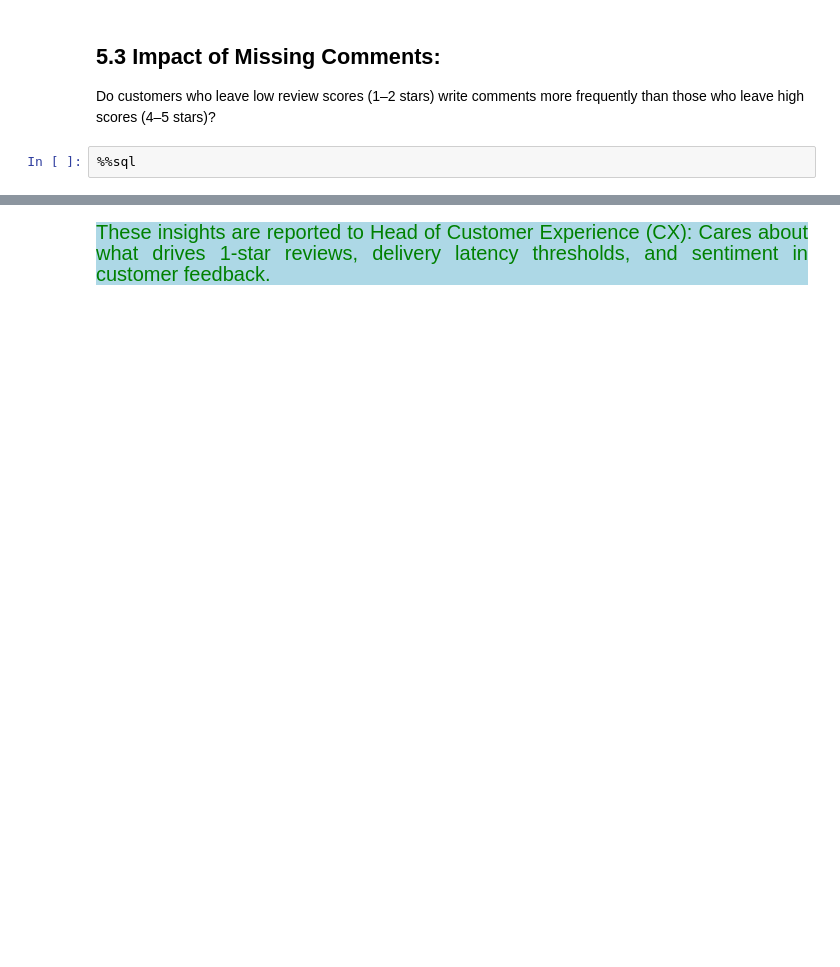
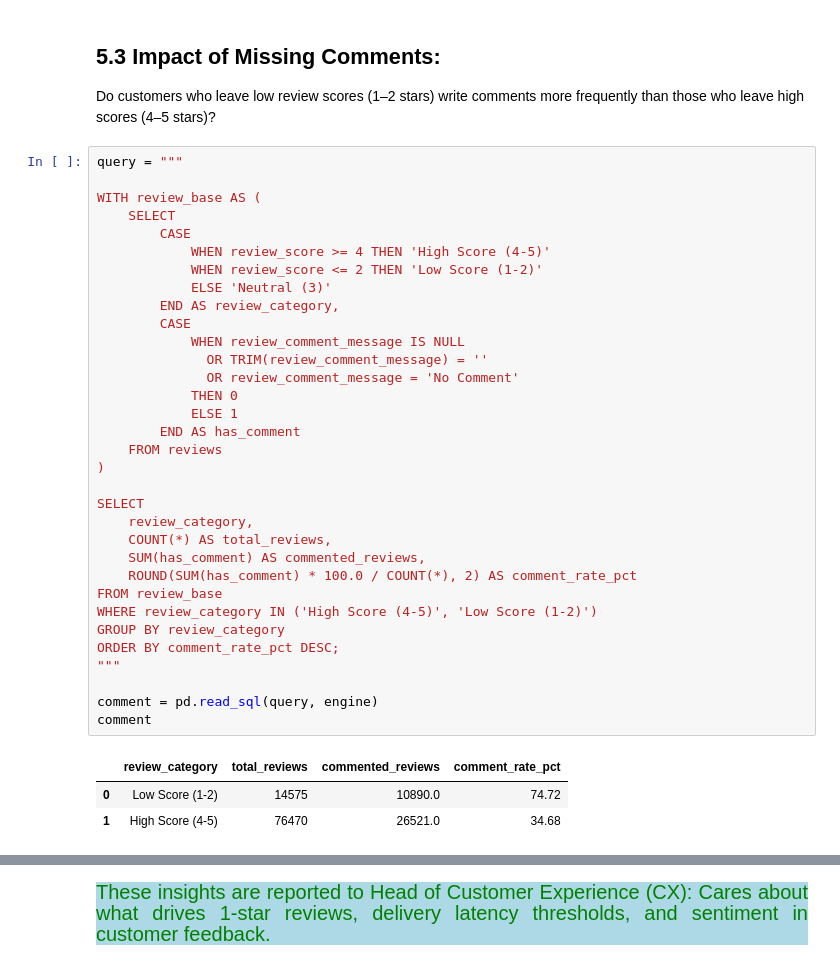
Before and after one commit to Kartika-Nidhi/Brazilian_Olist_Analysis, a Jupyter notebook: BrazilianOlist.ipynb, the cells around one changed output, grey strips where cells are left out. Drawn from its saved outputs; the diff is of its cells as text; blank space fills up the shorter version.

```diff
--- a/BrazilianOlist.ipynb
+++ b/BrazilianOlist.ipynb
@@ -1042,5 +1042,40 @@ plt.show()
 # %% [markdown]
 ## 5.3 Impact of Missing Comments:
 Do customers who leave low review scores (1–2 stars) write comments more frequently than those who leave high scores (4–5 stars)?
-# %%
-%%sql
+# %%
+query = """
+
+WITH review_base AS (
+    SELECT
+        CASE
+            WHEN review_score >= 4 THEN 'High Score (4-5)'
+            WHEN review_score <= 2 THEN 'Low Score (1-2)'
+            ELSE 'Neutral (3)'
+        END AS review_category,
+        CASE
+            WHEN review_comment_message IS NULL
+              OR TRIM(review_comment_message) = ''
+              OR review_comment_message = 'No Comment'
+            THEN 0
+            ELSE 1
+        END AS has_comment
+    FROM reviews
+)
+
+SELECT
+    review_category,
+    COUNT(*) AS total_reviews,
+    SUM(has_comment) AS commented_reviews,
+    ROUND(SUM(has_comment) * 100.0 / COUNT(*), 2) AS comment_rate_pct
+FROM review_base
+WHERE review_category IN ('High Score (4-5)', 'Low Score (1-2)')
+GROUP BY review_category
+ORDER BY comment_rate_pct DESC;
+"""
+
+comment = pd.read_sql(query, engine)
+comment
+# %% [output]
+|  | review_category | total_reviews | commented_reviews | comment_rate_pct |
+| 0 | Low Score (1-2) | 14575 | 10890.0 | 74.72 |
+| 1 | High Score (4-5) | 76470 | 26521.0 | 34.68 |
```
Also changed, not shown: parts of 2 cells of this notebook.
